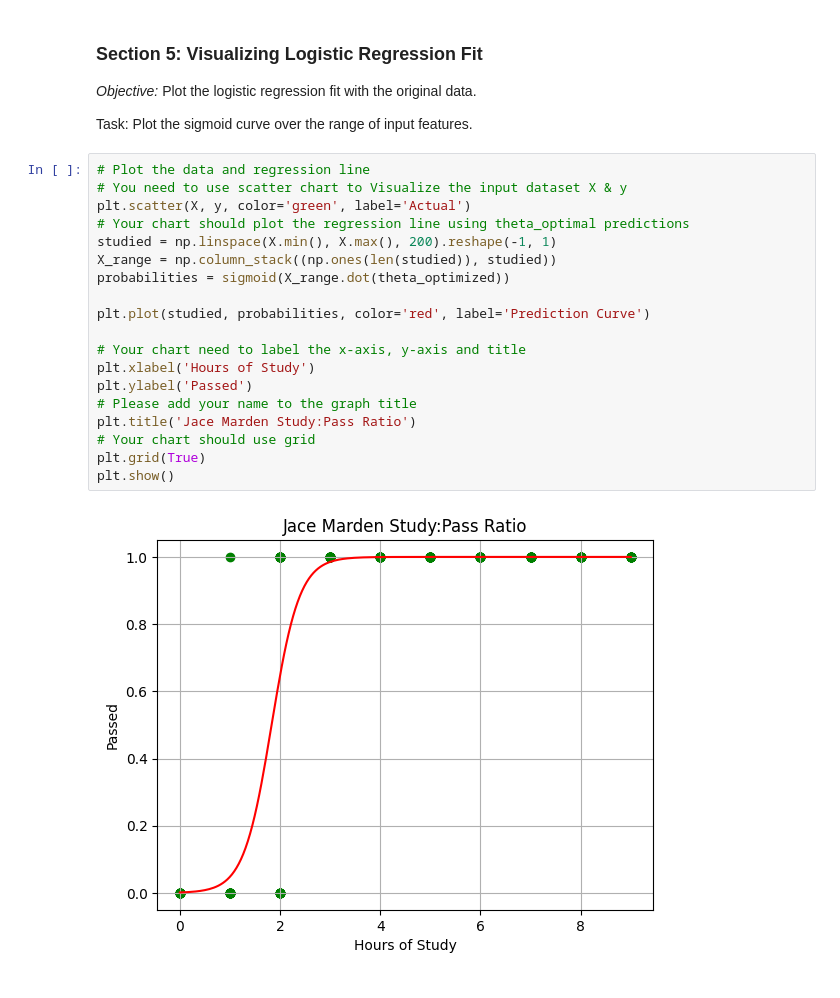
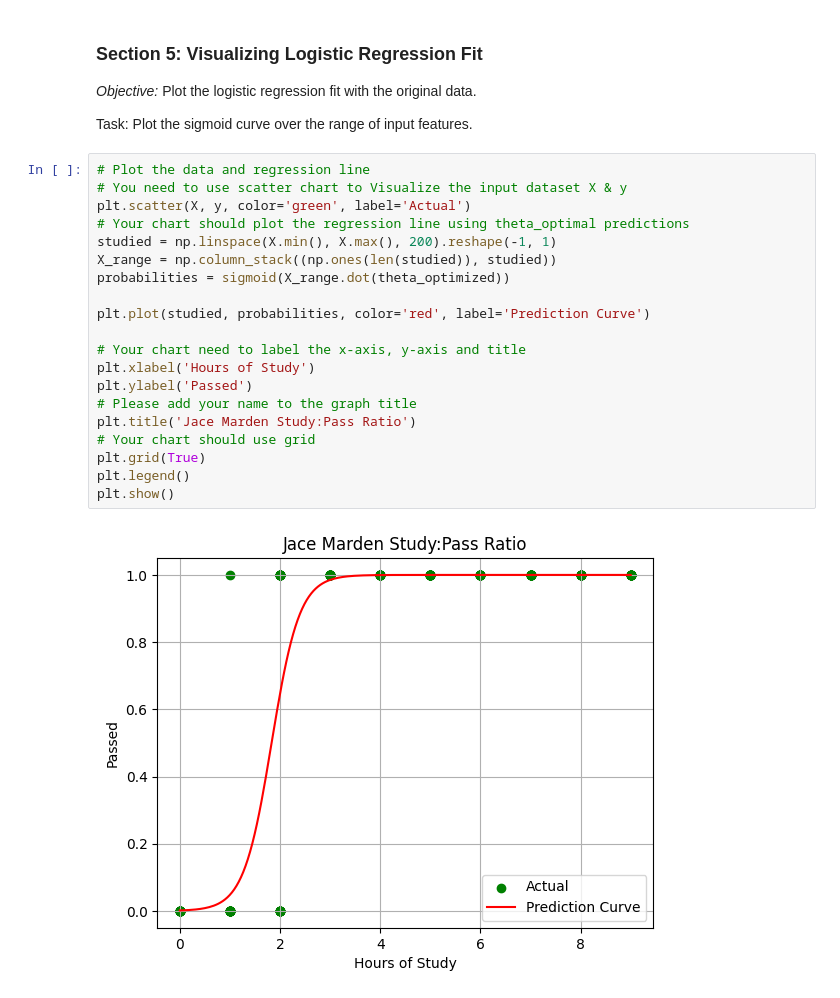
Before and after one commit to MardenJace/CS457_CWU, a Jupyter notebook: Lab2/Jace_lab2.ipynb, the cells around one changed output. Saved outputs shown, nothing was run; the diff lists cells and outputs as text.

```diff
--- a/Lab2/Jace_lab2.ipynb
+++ b/Lab2/Jace_lab2.ipynb
@@ -309,21 +309,22 @@ Task: Plot the sigmoid curve over the range of input features.
 # %%
 # Plot the data and regression line
 # You need to use scatter chart to Visualize the input dataset X & y
 plt.scatter(X, y, color='green', label='Actual')
 # Your chart should plot the regression line using theta_optimal predictions
 studied = np.linspace(X.min(), X.max(), 200).reshape(-1, 1)
 X_range = np.column_stack((np.ones(len(studied)), studied))
 probabilities = sigmoid(X_range.dot(theta_optimized))
 
 plt.plot(studied, probabilities, color='red', label='Prediction Curve')
 
 # Your chart need to label the x-axis, y-axis and title
 plt.xlabel('Hours of Study')
 plt.ylabel('Passed')
 # Please add your name to the graph title
 plt.title('Jace Marden Study:Pass Ratio')
 # Your chart should use grid
 plt.grid(True)
+plt.legend()
 plt.show()
 # %% [output]
-[figure, old version]
+[figure, new version]
```
